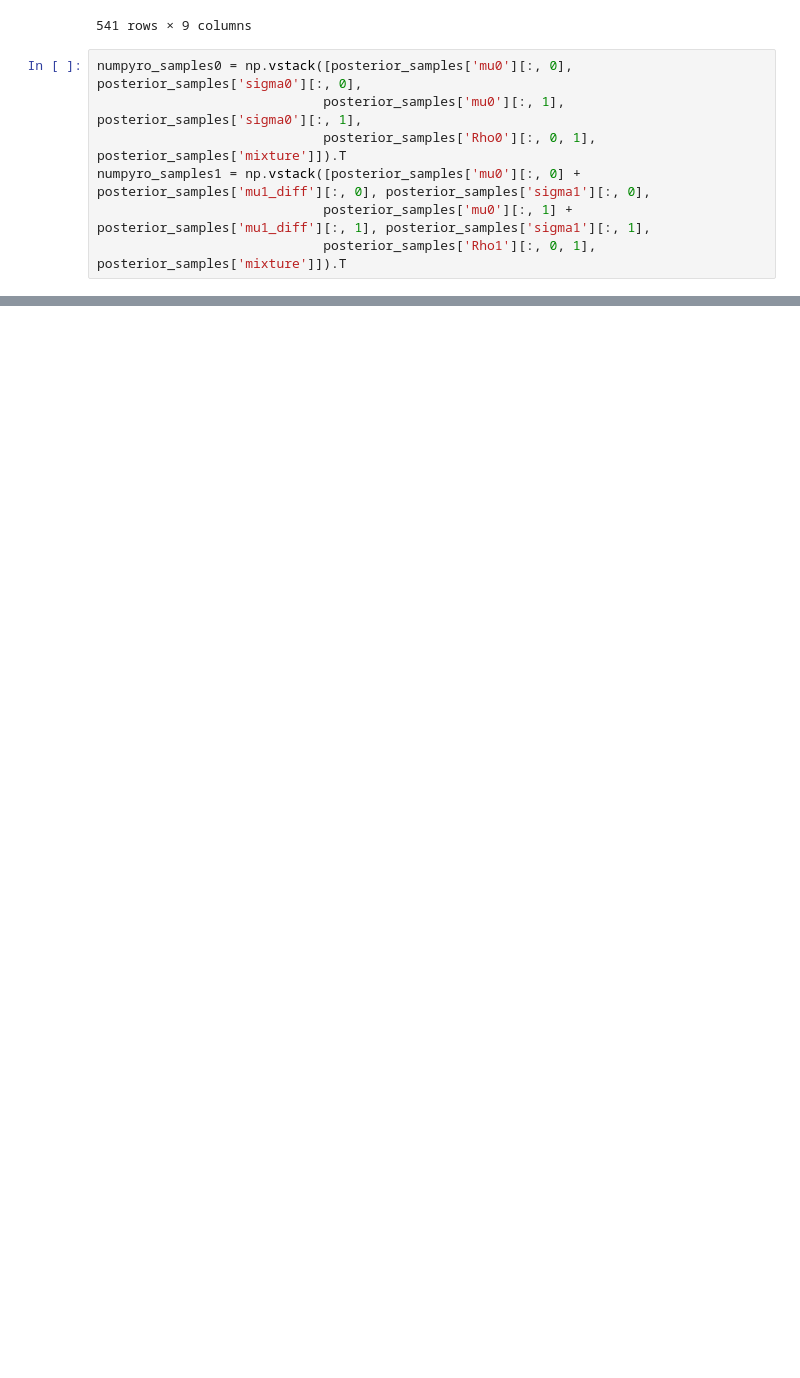
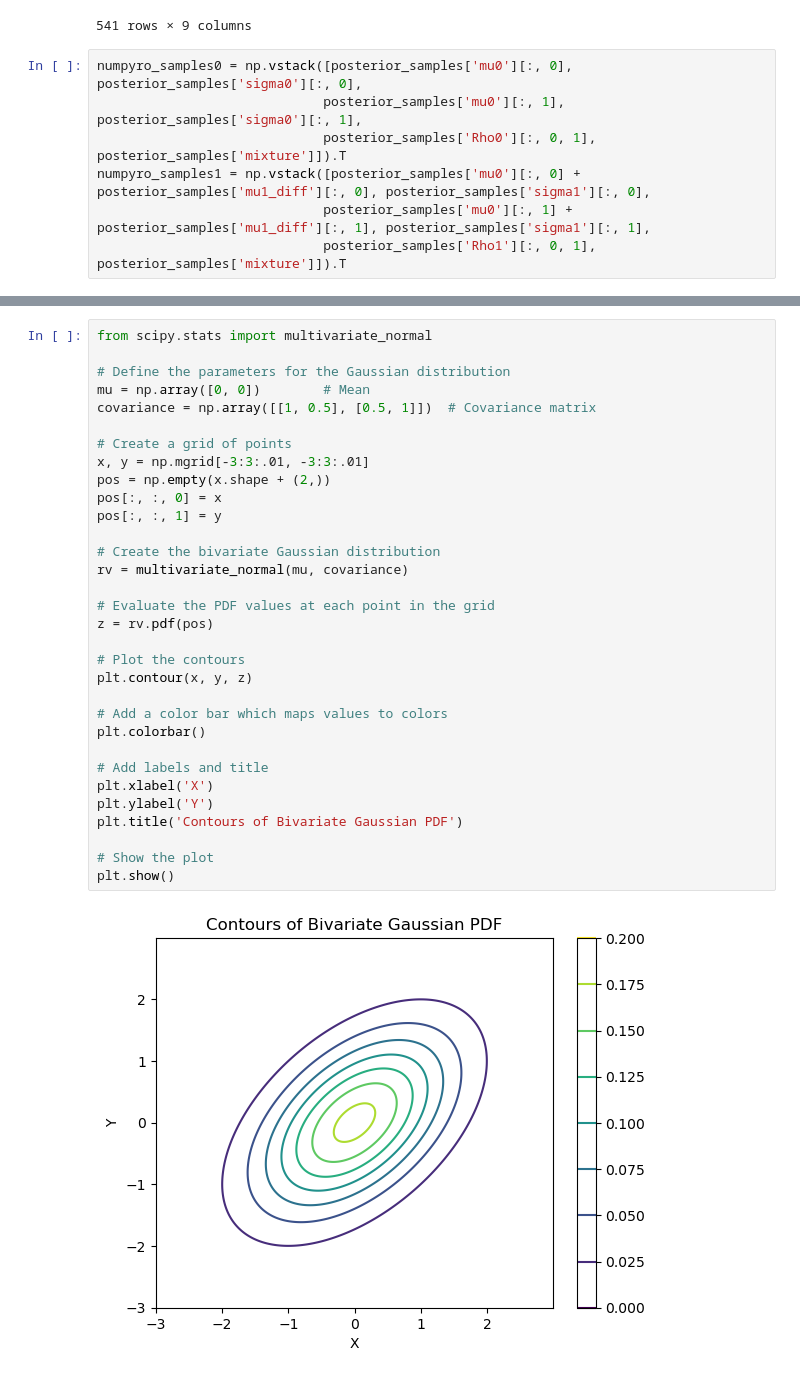
Before and after one commit to Iwan-S/Iwan-and-George-Year-4-Project, a Jupyter notebook: Jupyter Notebooks/Iwan's Nonsense/HBM GMM (Real Data).ipynb, the cells around one changed output, grey strips where cells are left out. Drawn from its saved outputs; the diff is of its cells as text; blank space fills up the shorter version.

```diff
--- a/Jupyter Notebooks/Iwan's Nonsense/HBM GMM (Real Data).ipynb
+++ b/Jupyter Notebooks/Iwan's Nonsense/HBM GMM (Real Data).ipynb
@@ -143,0 +237,34 @@ plt.savefig('HBM GMM Contour')
+# %%
+from scipy.stats import multivariate_normal
+
+# Define the parameters for the Gaussian distribution
+mu = np.array([0, 0])        # Mean
+covariance = np.array([[1, 0.5], [0.5, 1]])  # Covariance matrix
+
+# Create a grid of points
+x, y = np.mgrid[-3:3:.01, -3:3:.01]
+pos = np.empty(x.shape + (2,))
+pos[:, :, 0] = x
+pos[:, :, 1] = y
+
+# Create the bivariate Gaussian distribution
+rv = multivariate_normal(mu, covariance)
+
+# Evaluate the PDF values at each point in the grid
+z = rv.pdf(pos)
+
+# Plot the contours
+plt.contour(x, y, z)
+
+# Add a color bar which maps values to colors
+plt.colorbar()
+
+# Add labels and title
+plt.xlabel('X')
+plt.ylabel('Y')
+plt.title('Contours of Bivariate Gaussian PDF')
+
+# Show the plot
+plt.show()
+# %% [output]
+[figure, added]
```
Also changed, not shown: parts of 10 cells of this notebook, 5 other files.
